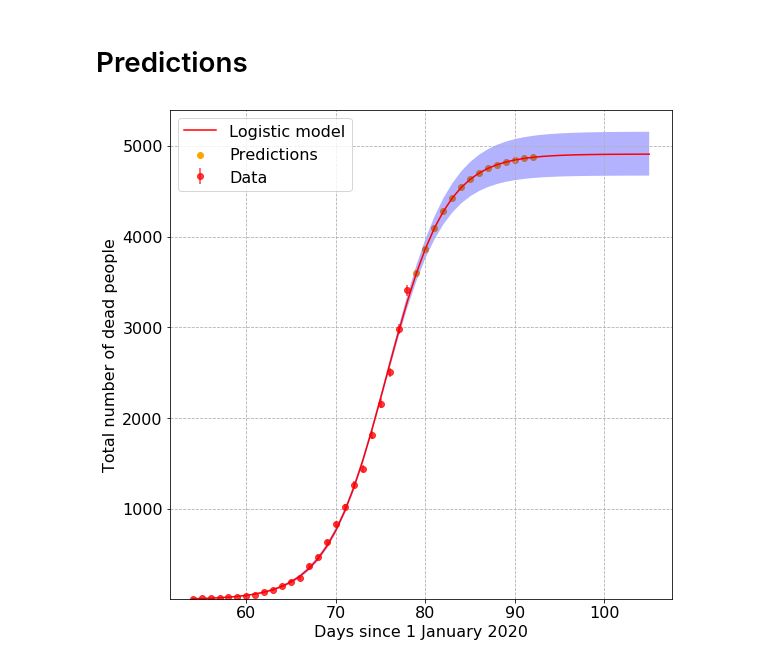
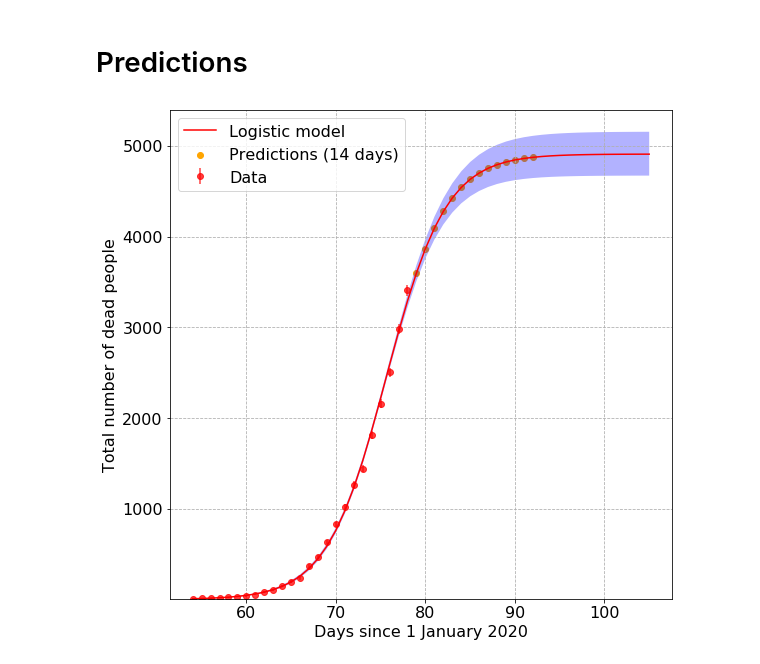
Before and after one commit to albortros/COVID-19, a Jupyter notebook: model-Logistic/model-logistic_Total_Deaths.ipynb, the cells around one changed output. Saved outputs shown, nothing was run; the diff lists cells and outputs as text; code cells hidden in the pictures.

```diff
--- a/model-Logistic/model-logistic_Total_Deaths.ipynb
+++ b/model-Logistic/model-logistic_Total_Deaths.ipynb
@@ -188,17 +188,17 @@ Ypredicted=[logistic(ii,Par) for ii in Xpredicted]
 # %%
 #Plot with predictions
 plt.figure('Predictions')
 # plt.scatter(x,y,label="Real data",color="red",linestyle="None")
 plt.errorbar(x, y, yerr=YERR, fmt='o',color="red", alpha=0.75,label="Data" )
-plt.scatter(Xpredicted, Ypredicted, color='orange', alpha=1,label="Predictions" )
+plt.scatter(Xpredicted, Ypredicted, color='orange', alpha=1,label="Predictions ({} days)".format(NumberOfDaysPredicted) )
 # Predicted logistic curve
 plt.fill_between(x+pred_x, [logistic_model(i,fitMAX[0][0],fitMAX[0][1],fitMAX[0][2]) for i in x+pred_x],[logistic_model(i,fitMIN[0][0],fitMIN[0][1],fitMIN[0][2]) for i in x+pred_x],facecolor='blue', alpha = 0.3 )
 plt.plot(x+pred_x, [logistic_model(i,fit[0][0],fit[0][1],fit[0][2]) for i in x+pred_x], 'r',label="Logistic model" )
 plt.legend()
 plt.xlabel("Days since 1 January 2020")
 plt.ylabel("Total number of dead people")
 plt.ylim((min(y)*0.9,Par[2]*1.1))
 plt.grid(linestyle='--',which='both')
 plt.show()
 # %% [output]
-[figure, old version]
+[figure, new version]
```
Also changed, not shown: 3 other files.
